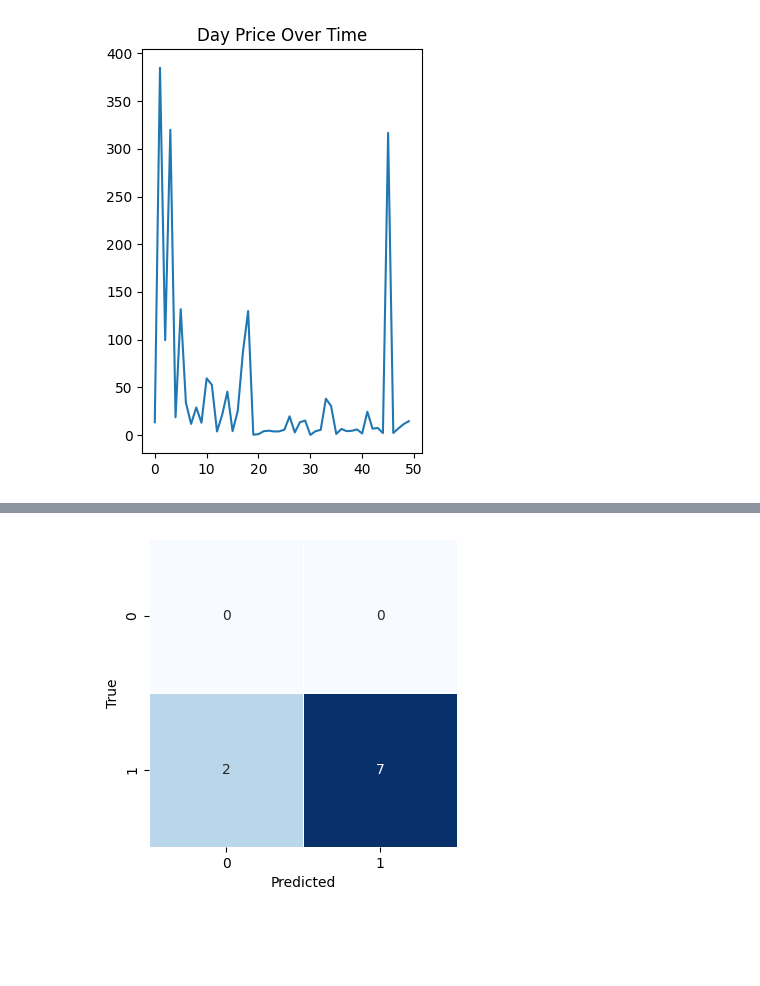
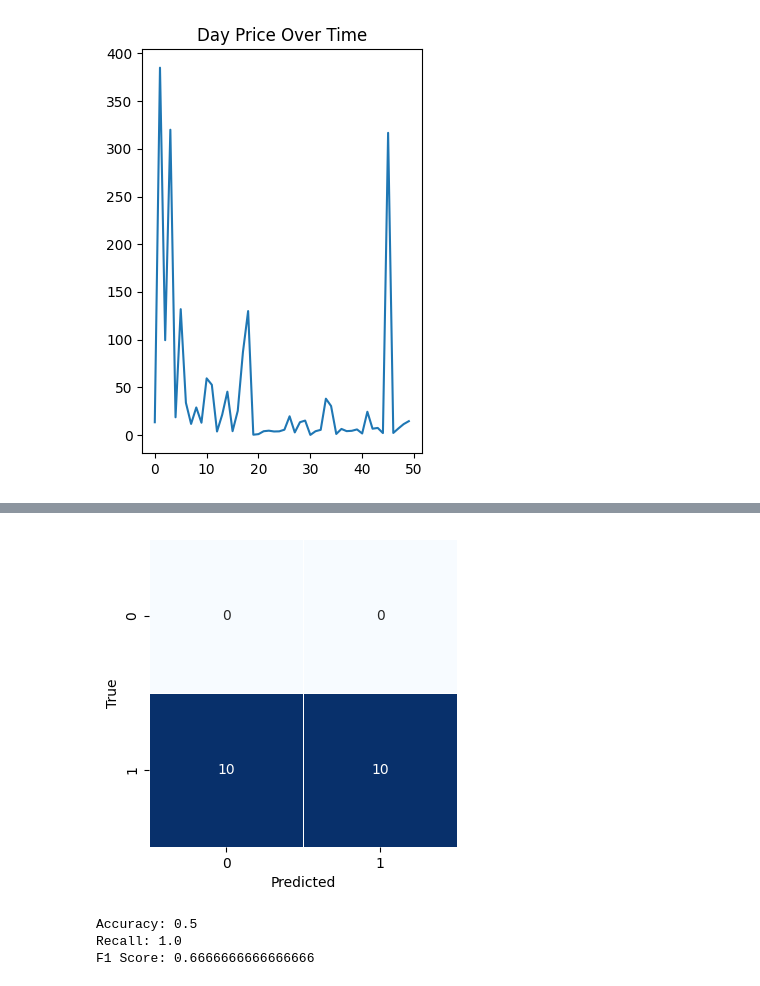
Before and after one commit to keringKirwa/4.1_Machine_Learning, a Jupyter notebook: NCS_Time_Series_Prediction/NSE_predictions.ipynb, the cells around one changed output, grey strips where cells are left out. Drawn from its saved outputs; the diff is of its cells as text; code cells hidden in the pictures; blank space fills up the shorter version.

```diff
--- a/NCS_Time_Series_Prediction/NSE_predictions.ipynb
+++ b/NCS_Time_Series_Prediction/NSE_predictions.ipynb
@@ -121,7 +121,7 @@ class NSCDataPreProcessor(BaseEstimator, TransformerMixin):
 random_company_code = random.choice(nsc_data_frame.Code)
 
 __data_scaler = NSCDataPreProcessor(
-    company_code= random_company_code,
+    company_code= 'EGAD',
     to_type_cast=['Day Price','Day High', 'Day Low', '12m High', '12m Low'],
     to_scale=[ 'Previous','Day High', 'Day Low', '12m High', '12m Low'],
     to_return=['Code','Day Price','Previous','Day High', 'Day Low', '12m High', '12m Low'],
@@ -133,11 +133,6 @@ xyz_preprocessed_df = __data_scaler.fit_transform(
 display(xyz_preprocessed_df)
 
 preprocessed_df = xyz_preprocessed_df.drop(columns=['Code'])
-
-display(preprocessed_df)
-
-
-
-# preprocessed_df.head(10)
+preprocessed_df
 # %% [output]
 |  | Code | Day Price | Previous | Day High | Day Low | 12m High | 12m Low |
@@ -198,0 +194,20 @@ feature_transform.head()
+# %%
+def __generate_x_y_from_nsc_df(__data_frame , time_step=5):
+    data_array = __data_frame.to_numpy()
+    X = []
+    y = []
+    for i in range(len(data_array)-time_step):
+
+        rows = data_array[i : i + time_step]  #Select 5 rows in each and every iteration
+        zipped_rows = [row for row in rows]
+
+        label = data_array[i + time_step][0] # Select the sixth row and the first column in that row . NB: Anything that is separated by [] makes rows and not columns .
+        X.append(zipped_rows)
+        y.append(label)
+
+    return np.array(X).astype(np.float32), np.array(y).astype(np.float32).reshape(-1,1)
+
+X_data, Y_classes = __generate_x_y_from_nsc_df(preprocessed_df , time_step=5)
+
+print("X_Data shape : ",X_data.shape)
+print("Y_Data shape : ",Y_classes.shape)
@@ -216,10 +252,15 @@ X_train.shape
 # %%
+input_shape = (X_train.shape[1], X_train.shape[2])
 lstm = Sequential()
-lstm.add(LSTM(100, input_shape=(1, trainX.shape[1]), activation='relu', return_sequences=True))
-lstm.add(Dropout(0.1))
-lstm.add(LSTM(100, input_shape=(1, trainX.shape[1]), activation='relu', return_sequences=False))
-lstm.add(Dropout(0.1))
+lstm.add(LSTM(100, input_shape=input_shape, activation='relu', return_sequences=True))
+lstm.add(Dropout(.2))
+lstm.add(LSTM(100, activation='relu', return_sequences=False))
+lstm.add(Dropout(.2))
 lstm.add(Dense(1))
-lstm.compile(loss='mean_squared_error', optimizer='adam')
+
+lstm.compile(loss=MeanSquaredError(),
+              optimizer=Adam(),
+              metrics=[RootMeanSquaredError()])
+
 lstm.summary()
 # %% [output]
@@ -300,23 +370,47 @@ test_df
 # %%
 from sklearn.metrics import confusion_matrix
 import seaborn as sns
 
 predicted_stock_prices = predicted_stock_prices.flatten()
+y_test = y_test.flatten()
 
 threshold = 0.2  # Adjust the threshold based on your problem
 
 absolute_difference = np.abs(predicted_stock_prices - y_test)
 
 binary_predictions = (absolute_difference <= threshold).astype(int)
 
 y_ones = np.ones_like(y_test)
 
 cm = confusion_matrix(y_ones, binary_predictions)
 
 plt.figure(figsize=(6, 4))
 sns.heatmap(cm, annot=True, fmt='d', cmap='Blues', linewidths=.5, square=True, cbar=False)
 plt.xlabel('Predicted')
 plt.ylabel('True')
 plt.show()
 # %% [output]
-[figure, old version]
+[figure, new version]
+# %%
+from sklearn.metrics import confusion_matrix, accuracy_score, recall_score, f1_score
+
+confusion_matrix_data = [[90, 5],  # True Negative (TN), False Positive (FP)
+                         [10, 85]]  # False Negative (FN), True Positive (TP)
+
+
+actual_prices, predicted_stock_prices = binary_predictions, y_ones
+
+
+accuracy = accuracy_score(actual_prices, predicted_stock_prices)
+
+recall = recall_score(actual_prices, predicted_stock_prices)
+
+f1 = f1_score(actual_prices, predicted_stock_prices)
+
+print("Accuracy:", accuracy)
+print("Recall:", recall)
+print("F1 Score:", f1)
+# %% [output]
+Accuracy: 0.5
+Recall: 1.0
+F1 Score: 0.6666666666666666
```
Also changed, not shown: parts of 8 cells of this notebook, 2 other files.
